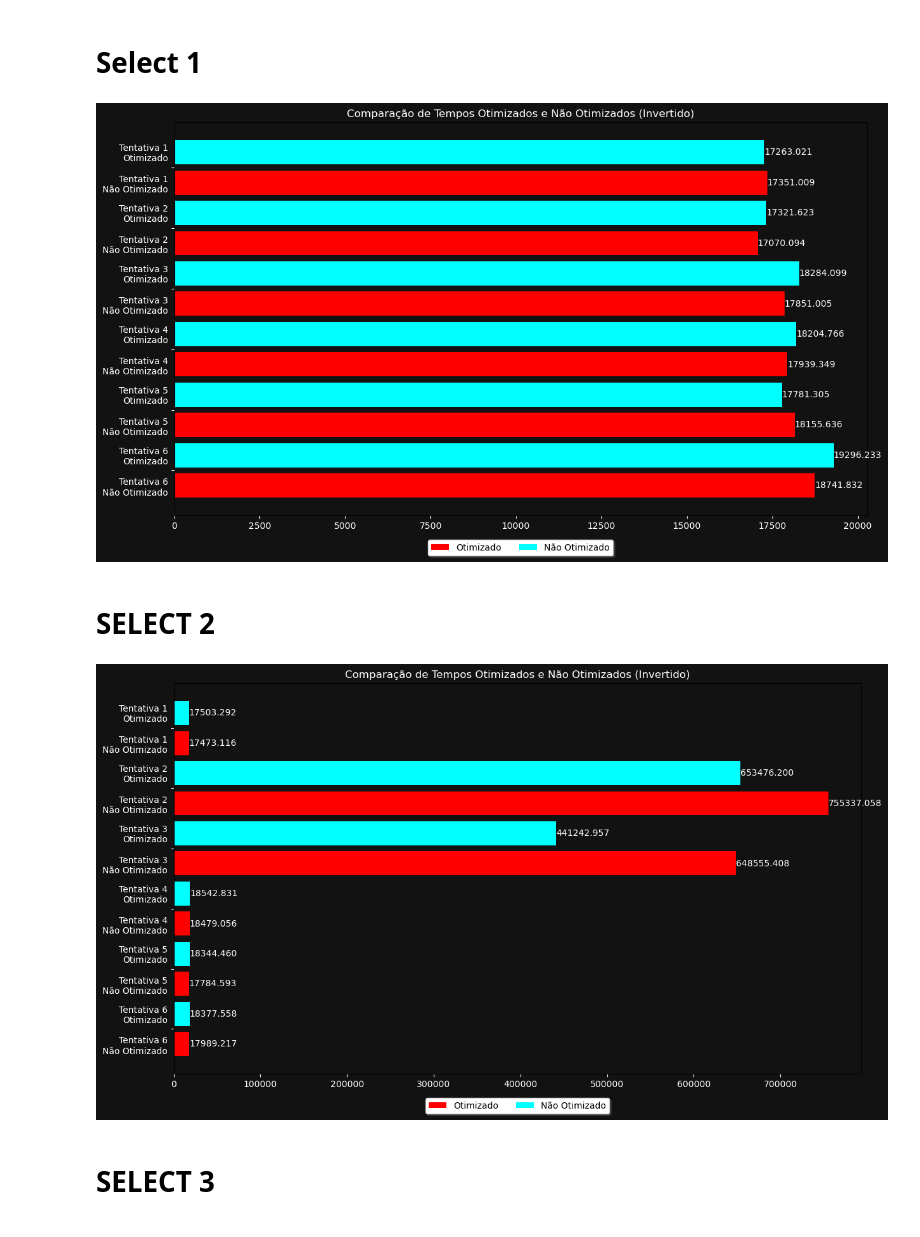
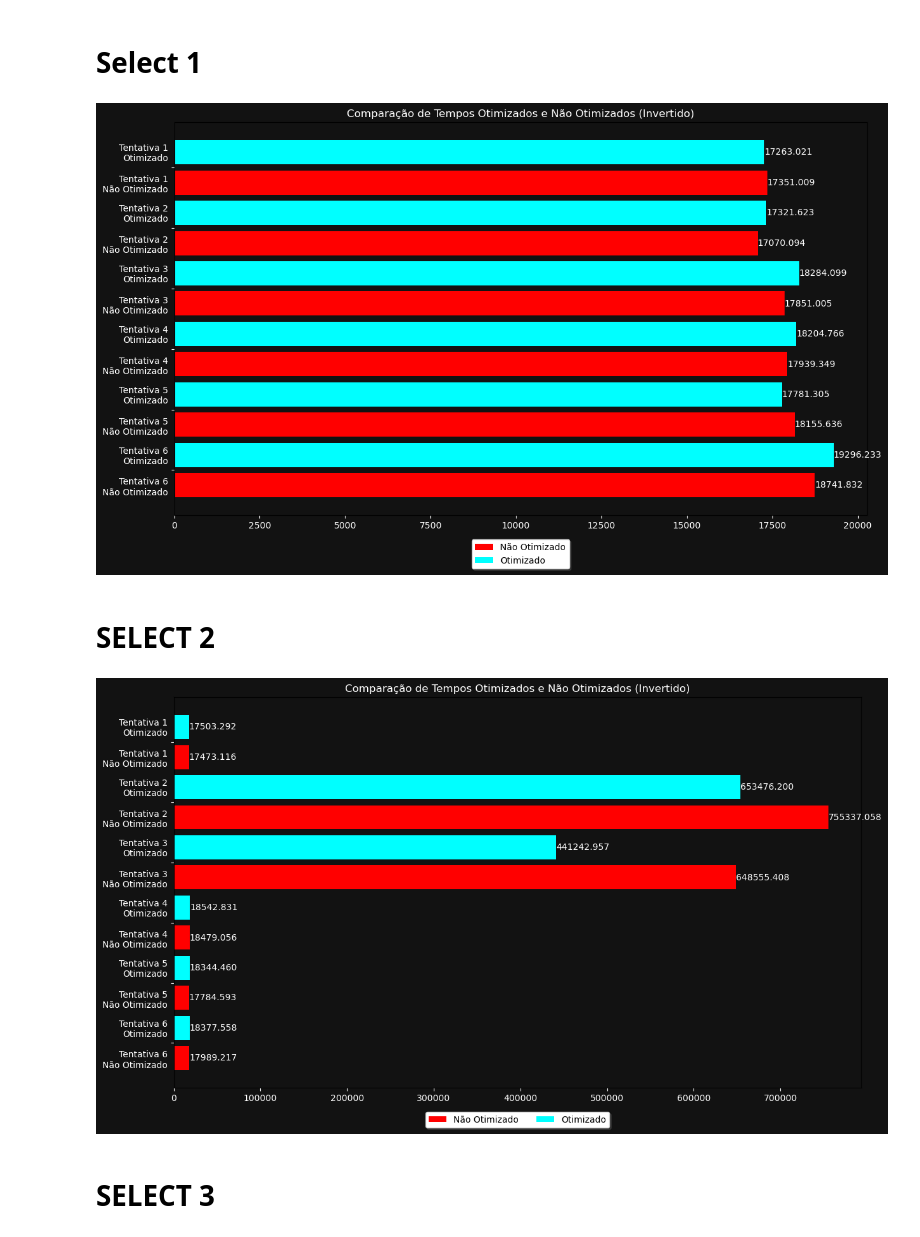
Before and after one commit to mpsdo/TCC2_ANEXO, a Jupyter notebook: Notebook Graficos/lol_grafics_AWS.ipynb, the cells around one changed output. Cells and saved outputs as stored; diff of their text form; code cells hidden in the pictures.

Commit message:
Correcao Legenda

```diff
--- a/Notebook Graficos/lol_grafics_AWS.ipynb
+++ b/Notebook Graficos/lol_grafics_AWS.ipynb
@@ -25,8 +25,8 @@ bar_positions_non_optimized = bar_positions_optimized + 1  # Barras não otimiza
 bar_width = 0.8
 
 # Plotagem das barras para tempos otimizados e não otimizados (inverte as cores)
-ax.barh(bar_positions_optimized, tempo_otimizado_inv, height=bar_width, color='red', label='Otimizado')
-ax.barh(bar_positions_non_optimized, tempo_nao_otimizado_inv, height=bar_width, color='cyan', label='Não Otimizado')
+ax.barh(bar_positions_optimized, tempo_otimizado_inv, height=bar_width, color='red', label='Não Otimizado')
+ax.barh(bar_positions_non_optimized, tempo_nao_otimizado_inv, height=bar_width, color='cyan', label='Otimizado')
 
 # Define os y-ticks para estarem no meio do grupo de barras
 middle_of_groups = (bar_positions_optimized + bar_positions_non_optimized) / 2
@@ -34,35 +34,35 @@ middle_of_groups = (bar_positions_optimized + bar_positions_non_optimized) / 2
 # Define os rótulos de y-tick para serem os rótulos invertidos
 y_ticks_labels_inv = [f'{label}\nOtimizado\n\n{label}\nNão Otimizado' for label in labels_inv]
 
 ax.set_yticks(middle_of_groups)
 ax.set_yticklabels(y_ticks_labels_inv)
 
 # Define a cor de fundo e as cores dos rótulos
 ax.set_facecolor('#121212')
 fig.patch.set_facecolor('#121212')
 ax.xaxis.label.set_color('white')
 ax.yaxis.label.set_color('white')
 ax.title.set_color('white')
 ax.tick_params(axis='x', colors='white')
 ax.tick_params(axis='y', colors='white')
 
 # Adiciona rótulos de dados
 for position, value in zip(bar_positions_optimized, tempo_otimizado_inv):
     ax.text(value, position, f'{value:.3f}', va='center', color='white')  # Exibe com três casas decimais
 
 for position, value in zip(bar_positions_non_optimized, tempo_nao_otimizado_inv):
     ax.text(value, position, f'{value:.3f}', va='center', color='white')  # Exibe com três casas decimais
 
 # Define o título
 ax.set_title('Comparação de Tempos Otimizados e Não Otimizados (Invertido)')
 
 # Coloca a legenda fora da área de plotagem
-ax.legend(loc='upper center', bbox_to_anchor=(0.5, -0.05), shadow=True, ncol=2)
+ax.legend(loc='upper center', bbox_to_anchor=(0.5, -0.05), shadow=True, ncol=1)
 
 # Exibe o gráfico
 plt.show()
 # %% [output]
-[figure, old version]
+[figure, new version]
 # %% [markdown]
 # SELECT 2
 # %%
@@ -88,8 +88,8 @@ bar_positions_non_optimized = bar_positions_optimized + 1  # Barras não otimiza
 bar_width = 0.8
 
 # Plotagem das barras para tempos otimizados e não otimizados (inverte as cores)
-ax.barh(bar_positions_optimized, tempo_otimizado_inv, height=bar_width, color='red', label='Otimizado')
-ax.barh(bar_positions_non_optimized, tempo_nao_otimizado_inv, height=bar_width, color='cyan', label='Não Otimizado')
+ax.barh(bar_positions_optimized, tempo_otimizado_inv, height=bar_width, color='red', label='Não Otimizado')
+ax.barh(bar_positions_non_optimized, tempo_nao_otimizado_inv, height=bar_width, color='cyan', label='Otimizado')
 
 # Define os y-ticks para estarem no meio do grupo de barras
 middle_of_groups = (bar_positions_optimized + bar_positions_non_optimized) / 2
@@ -125,7 +125,7 @@ ax.legend(loc='upper center', bbox_to_anchor=(0.5, -0.05), shadow=True, ncol=2)
 # Exibe o gráfico
 plt.show()
 # %% [output]
-[figure, old version]
+[figure, new version]
 # %% [markdown]
 # SELECT 3
 # %%
```
Also changed, not shown: parts of 2 cells of this notebook, 1 other file.
